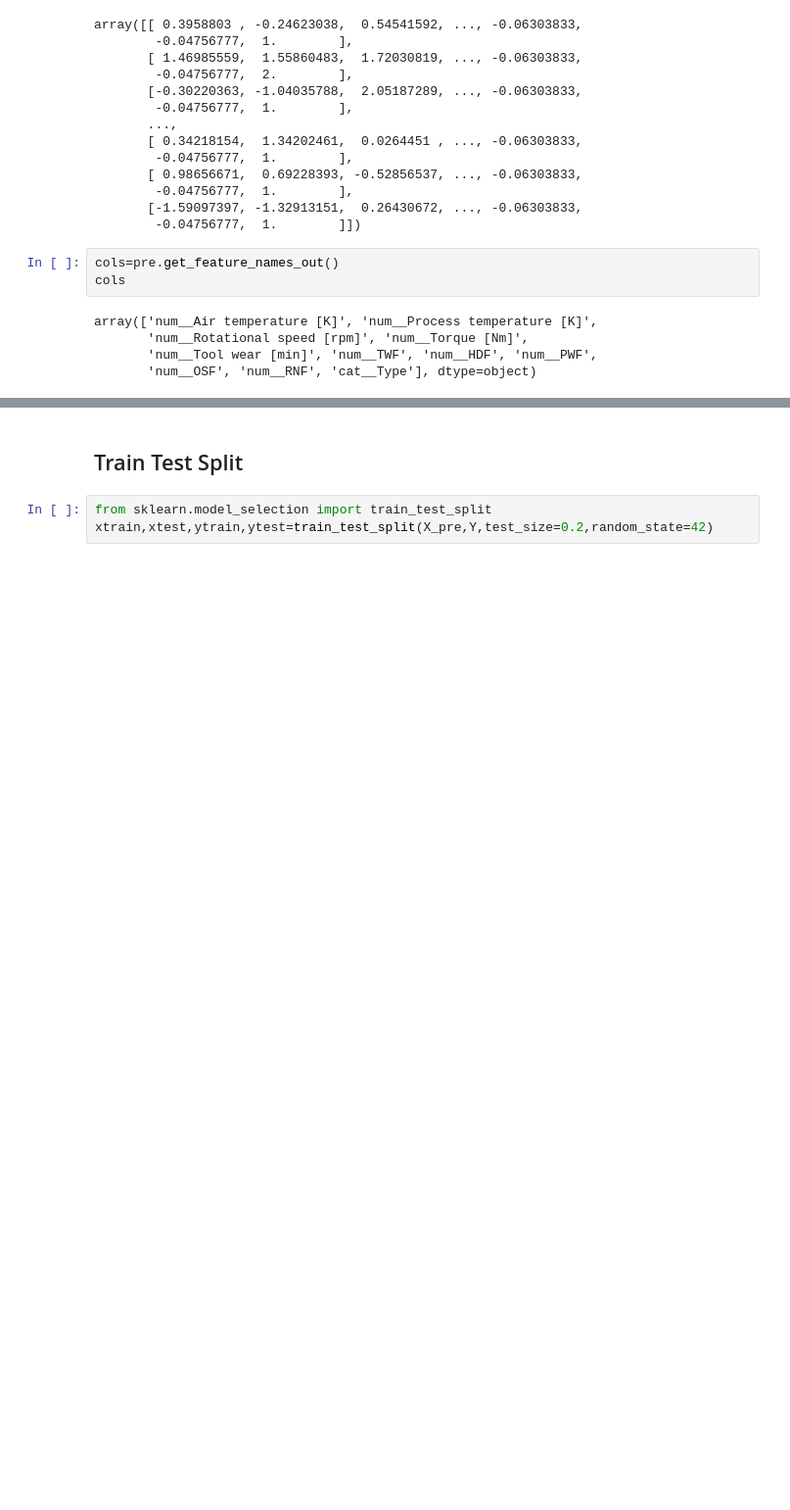
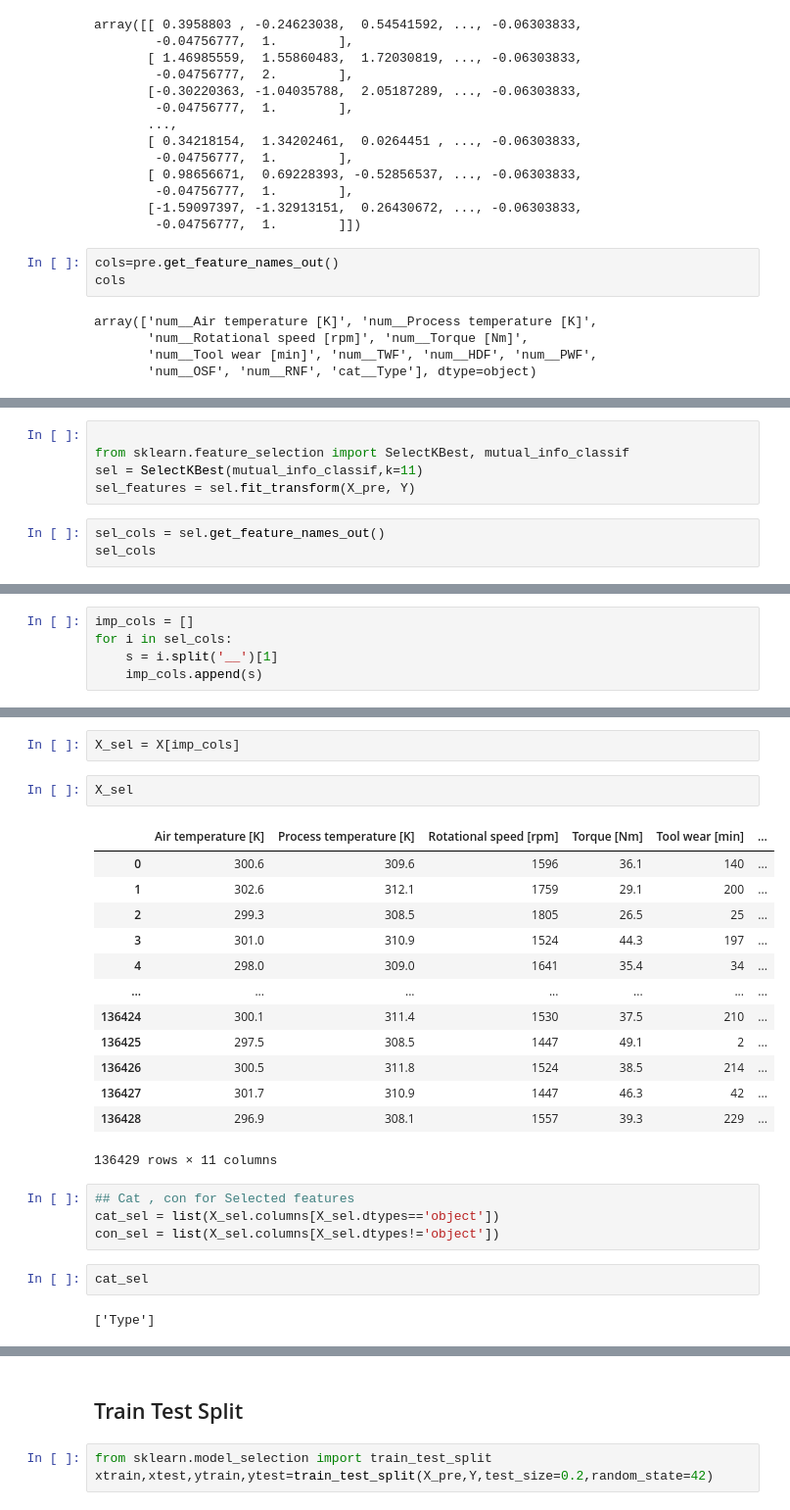
Before and after one commit to mohinikapse1819/vs-repository, a Jupyter notebook: Project2/project.ipynb, the cells around one changed output, grey strips where cells are left out. Shown: that part at 98% size. Cells and saved outputs as stored; diff of their text form; blank space fills up the shorter version.

```diff
--- a/Project2/project.ipynb
+++ b/Project2/project.ipynb
@@ -156,0 +205,8 @@ X_pre.head()
+# %%
+
+from sklearn.feature_selection import SelectKBest, mutual_info_classif
+sel = SelectKBest(mutual_info_classif,k=11)
+sel_features = sel.fit_transform(X_pre, Y)
+# %%
+sel_cols = sel.get_feature_names_out()
+sel_cols
@@ -156,0 +218,5 @@ X_pre.head()
+# %%
+imp_cols = []
+for i in sel_cols:
+    s = i.split('__')[1]
+    imp_cols.append(s)
@@ -156,0 +237,26 @@ X_pre.head()
+# %%
+X_sel = X[imp_cols]
+# %%
+X_sel
+# %% [output]
+|  | Air temperature [K] | Process temperature [K] | Rotational speed [rpm] | Torque [Nm] | Tool wear [min] | ... |
+| 0 | 300.6 | 309.6 | 1596 | 36.1 | 140 | ... |
+| 1 | 302.6 | 312.1 | 1759 | 29.1 | 200 | ... |
+| 2 | 299.3 | 308.5 | 1805 | 26.5 | 25 | ... |
+| 3 | 301.0 | 310.9 | 1524 | 44.3 | 197 | ... |
+| 4 | 298.0 | 309.0 | 1641 | 35.4 | 34 | ... |
+| ... | ... | ... | ... | ... | ... | ... |
+| 136424 | 300.1 | 311.4 | 1530 | 37.5 | 210 | ... |
+| 136425 | 297.5 | 308.5 | 1447 | 49.1 | 2 | ... |
+| 136426 | 300.5 | 311.8 | 1524 | 38.5 | 214 | ... |
+| 136427 | 301.7 | 310.9 | 1447 | 46.3 | 42 | ... |
+| 136428 | 296.9 | 308.1 | 1557 | 39.3 | 229 | ... |
+136429 rows × 11 columns
+# %%
+## Cat , con for Selected features
+cat_sel = list(X_sel.columns[X_sel.dtypes=='object'])
+con_sel = list(X_sel.columns[X_sel.dtypes!='object'])
+# %%
+cat_sel
+# %% [output]
+['Type']
```
Also changed, not shown: parts of 17 cells of this notebook.
